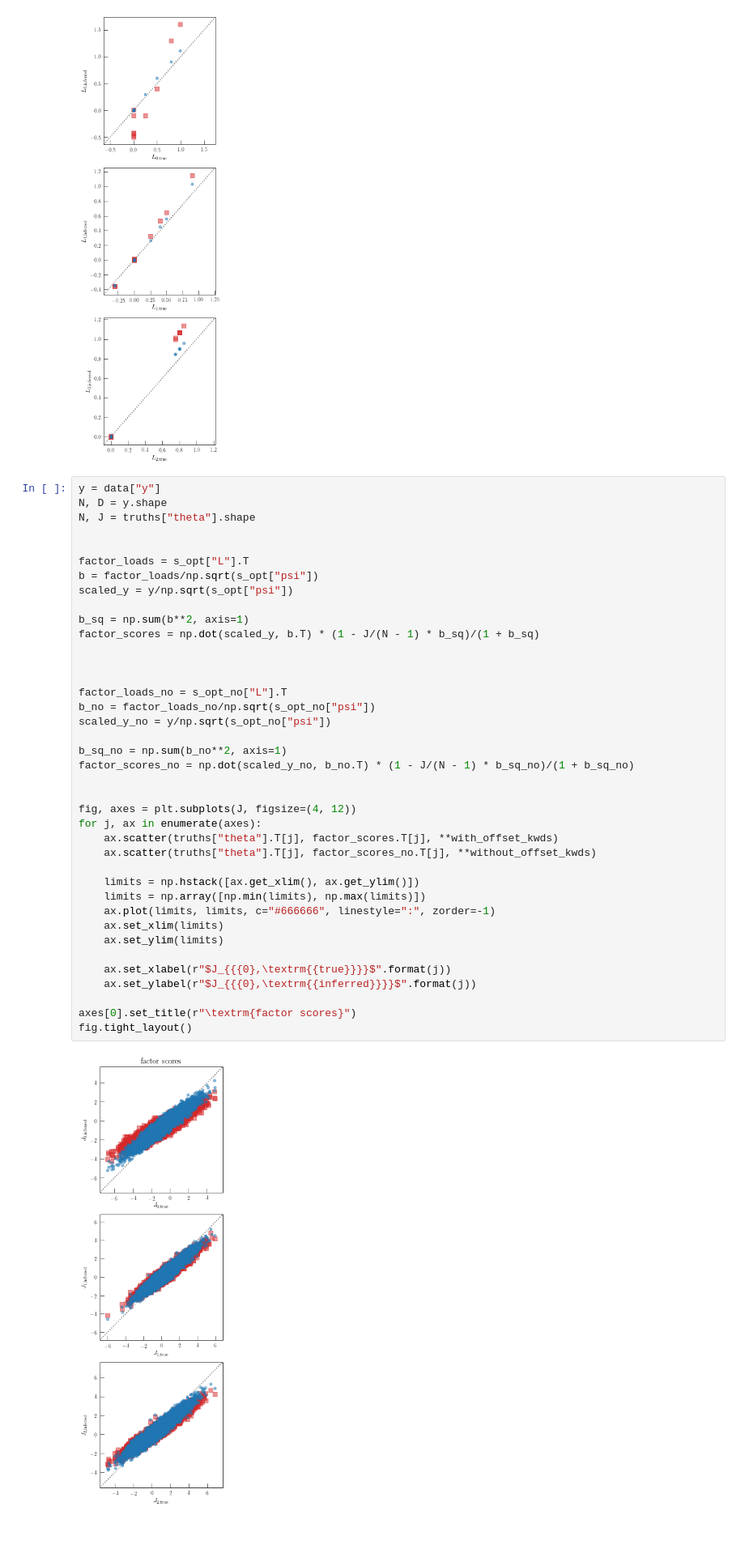
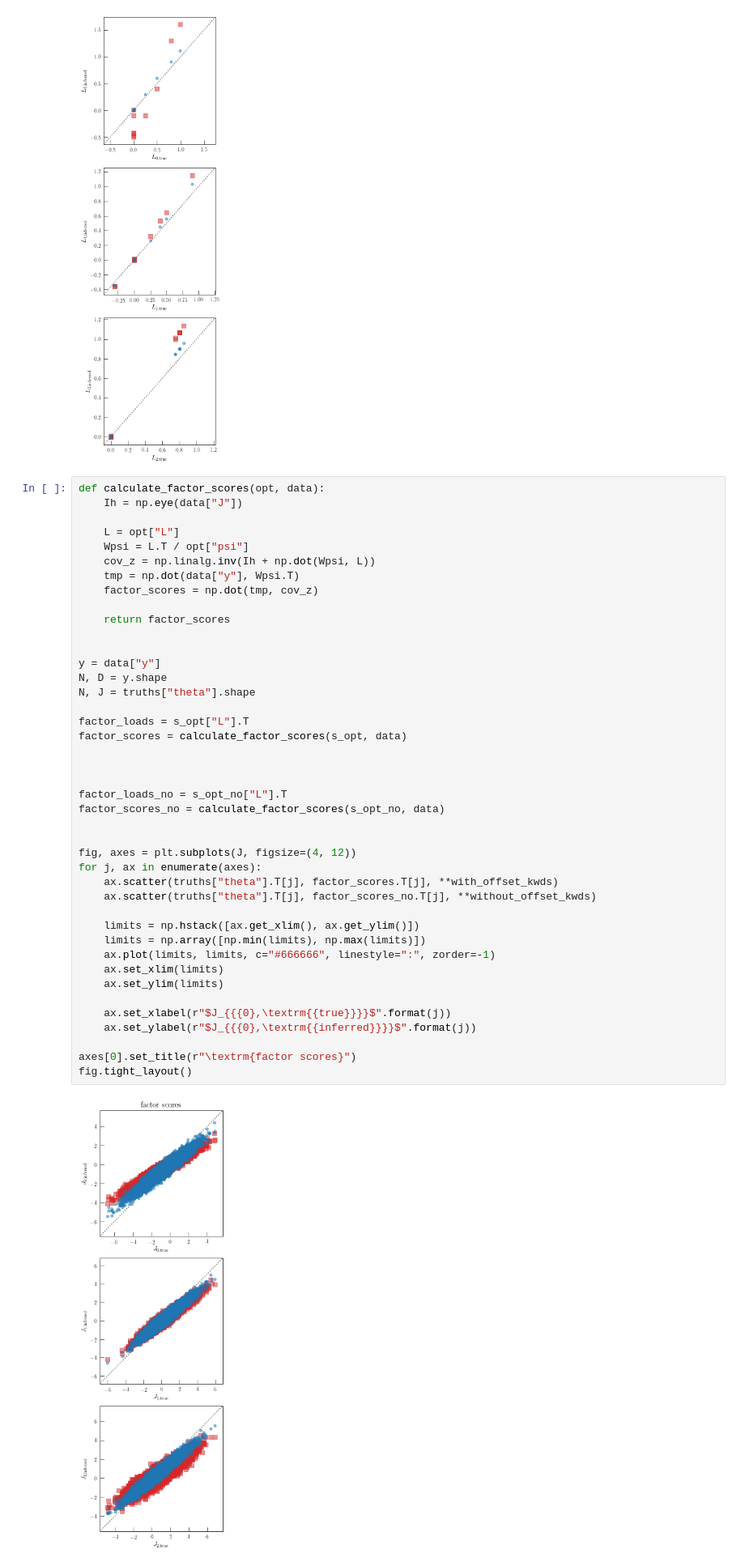
Before and after one commit to andycasey/ct, a Jupyter notebook: notebooks/mlf with clustering.ipynb, the cells around one changed output. Shown: that part at 81% size. Saved outputs shown, nothing was run; the diff lists cells and outputs as text; blank space fills up the shorter version.

```diff
--- a/notebooks/mlf with clustering.ipynb
+++ b/notebooks/mlf with clustering.ipynb
@@ -213,46 +213,49 @@ fig.tight_layout()
 # %% [output]
 [figure]
 # %%
+def calculate_factor_scores(opt, data):
+    Ih = np.eye(data["J"])
+
+    L = opt["L"]
+    Wpsi = L.T / opt["psi"]
+    cov_z = np.linalg.inv(Ih + np.dot(Wpsi, L))
+    tmp = np.dot(data["y"], Wpsi.T)
+    factor_scores = np.dot(tmp, cov_z)
+
+    return factor_scores
+
+
 y = data["y"]
 N, D = y.shape
 N, J = truths["theta"].shape
 
-
 factor_loads = s_opt["L"].T
-b = factor_loads/np.sqrt(s_opt["psi"])
-scaled_y = y/np.sqrt(s_opt["psi"])
-
-b_sq = np.sum(b**2, axis=1)
-factor_scores = np.dot(scaled_y, b.T) * (1 - J/(N - 1) * b_sq)/(1 + b_sq)
+factor_scores = calculate_factor_scores(s_opt, data)
 
 
 
 factor_loads_no = s_opt_no["L"].T
-b_no = factor_loads_no/np.sqrt(s_opt_no["psi"])
-scaled_y_no = y/np.sqrt(s_opt_no["psi"])
-
-b_sq_no = np.sum(b_no**2, axis=1)
-factor_scores_no = np.dot(scaled_y_no, b_no.T) * (1 - J/(N - 1) * b_sq_no)/(1 + b_sq_no)
+factor_scores_no = calculate_factor_scores(s_opt_no, data)
 
 
 fig, axes = plt.subplots(J, figsize=(4, 12))
 for j, ax in enumerate(axes):
     ax.scatter(truths["theta"].T[j], factor_scores.T[j], **with_offset_kwds)
     ax.scatter(truths["theta"].T[j], factor_scores_no.T[j], **without_offset_kwds)
 
     limits = np.hstack([ax.get_xlim(), ax.get_ylim()])
     limits = np.array([np.min(limits), np.max(limits)])
     ax.plot(limits, limits, c="#666666", linestyle=":", zorder=-1)
     ax.set_xlim(limits)
     ax.set_ylim(limits)
 
     ax.set_xlabel(r"$J_{{{0},\textrm{{true}}}}$".format(j))
     ax.set_ylabel(r"$J_{{{0},\textrm{{inferred}}}}$".format(j))
 
 axes[0].set_title(r"\textrm{factor scores}")
 fig.tight_layout()
 # %% [output]
-[figure, old version]
+[figure, new version]
 # %%
 fig, axes = plt.subplots(2, 5, figsize=(10, 10))
 axes = np.array(axes).flatten()
```
Also changed, not shown: parts of 3 cells of this notebook, 2 other files.
